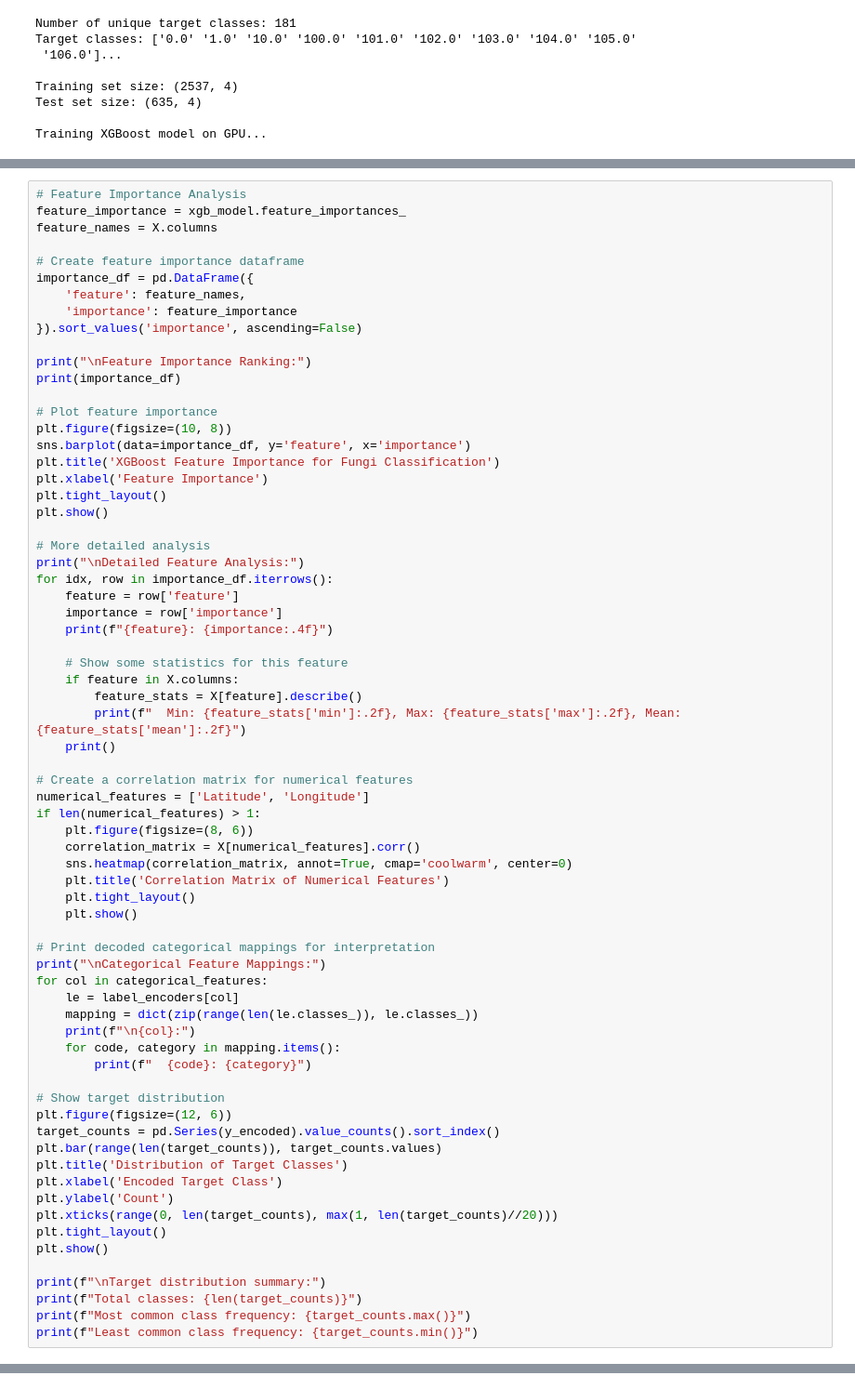
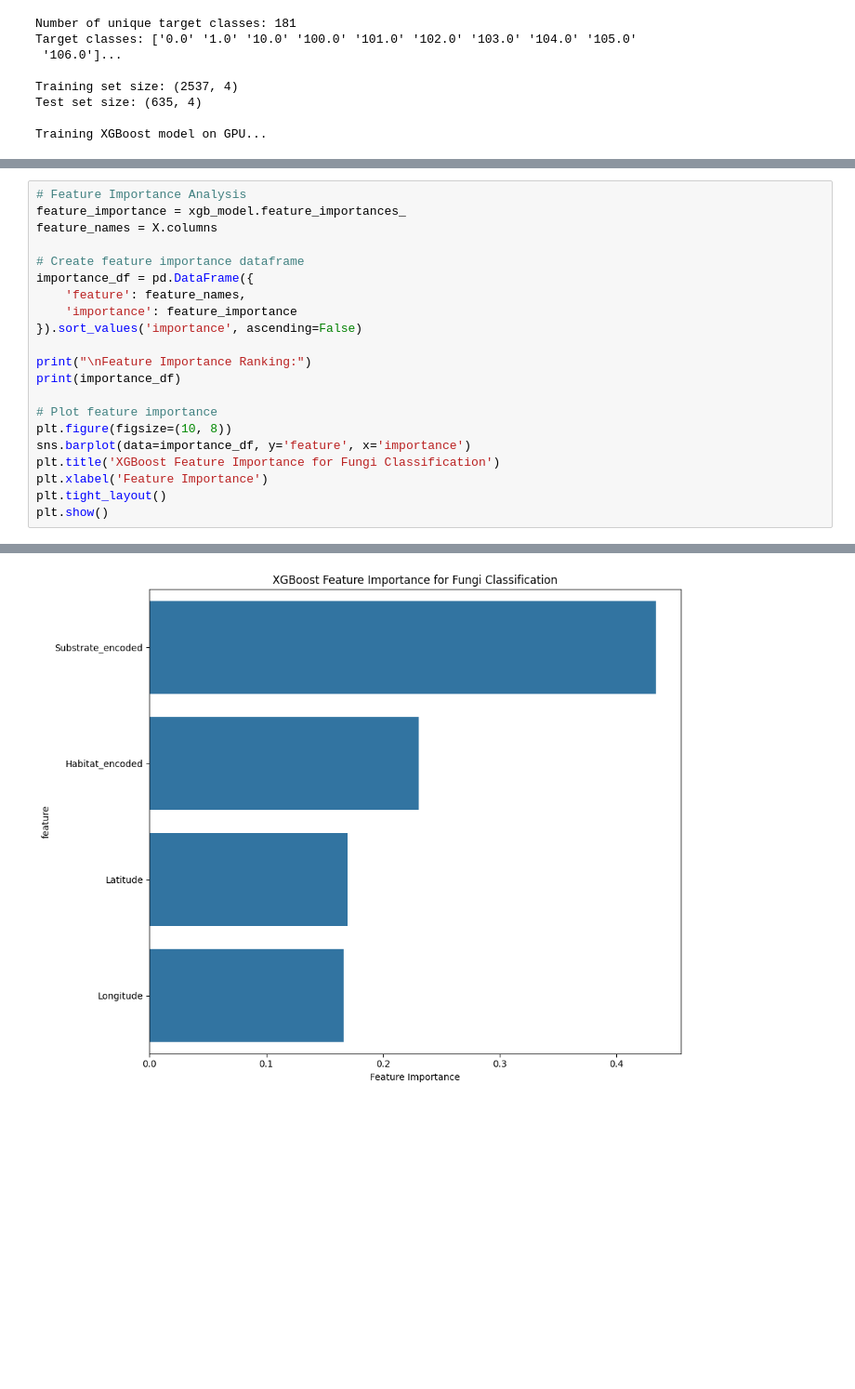
Before and after one commit to andreasaspe/MultimodalDataChallenge2025, a Jupyter notebook: src/XGBoost.ipynb, the cells around one changed output, grey strips where cells are left out. Shown at 93% size. Drawn from its saved outputs; the diff is of its cells as text; blank space fills up the shorter version.

```diff
--- a/src/XGBoost.ipynb
+++ b/src/XGBoost.ipynb
@@ -163,52 +151,4 @@ plt.title('XGBoost Feature Importance for Fungi Classification')
 plt.xlabel('Feature Importance')
 plt.tight_layout()
 plt.show()
-
-# More detailed analysis
-print("\nDetailed Feature Analysis:")
-for idx, row in importance_df.iterrows():
-    feature = row['feature']
-    importance = row['importance']
-    print(f"{feature}: {importance:.4f}")
-
-    # Show some statistics for this feature
-    if feature in X.columns:
-        feature_stats = X[feature].describe()
-        print(f"  Min: {feature_stats['min']:.2f}, Max: {feature_stats['max']:.2f}, Mean: {feature_stats['mean']:.2f}")
-    print()
-
-# Create a correlation matrix for numerical features
-numerical_features = ['Latitude', 'Longitude']
-if len(numerical_features) > 1:
-    plt.figure(figsize=(8, 6))
-    correlation_matrix = X[numerical_features].corr()
-    sns.heatmap(correlation_matrix, annot=True, cmap='coolwarm', center=0)
-    plt.title('Correlation Matrix of Numerical Features')
-    plt.tight_layout()
-    plt.show()
-
-# Print decoded categorical mappings for interpretation
-print("\nCategorical Feature Mappings:")
-for col in categorical_features:
-    le = label_encoders[col]
-    mapping = dict(zip(range(len(le.classes_)), le.classes_))
-    print(f"\n{col}:")
-    for code, category in mapping.items():
-        print(f"  {code}: {category}")
-
-# Show target distribution
-plt.figure(figsize=(12, 6))
-target_counts = pd.Series(y_encoded).value_counts().sort_index()
-plt.bar(range(len(target_counts)), target_counts.values)
-plt.title('Distribution of Target Classes')
-plt.xlabel('Encoded Target Class')
-plt.ylabel('Count')
-plt.xticks(range(0, len(target_counts), max(1, len(target_counts)//20)))
-plt.tight_layout()
-plt.show()
-
-print(f"\nTarget distribution summary:")
-print(f"Total classes: {len(target_counts)}")
-print(f"Most common class frequency: {target_counts.max()}")
-print(f"Least common class frequency: {target_counts.min()}")
 # %% [output]
@@ -215,0 +161 @@ NameError: name 'xgb_model' is not defined
+[figure, added]
```
Also changed, not shown: parts of 5 cells of this notebook, 2 other files.
